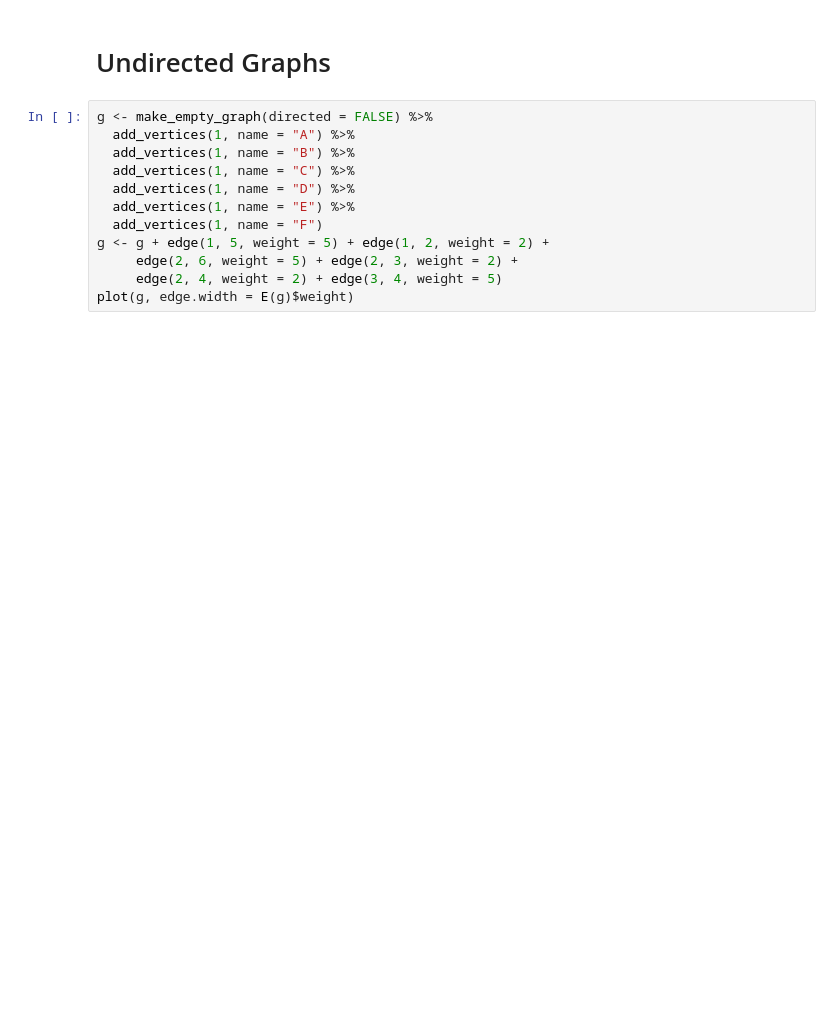
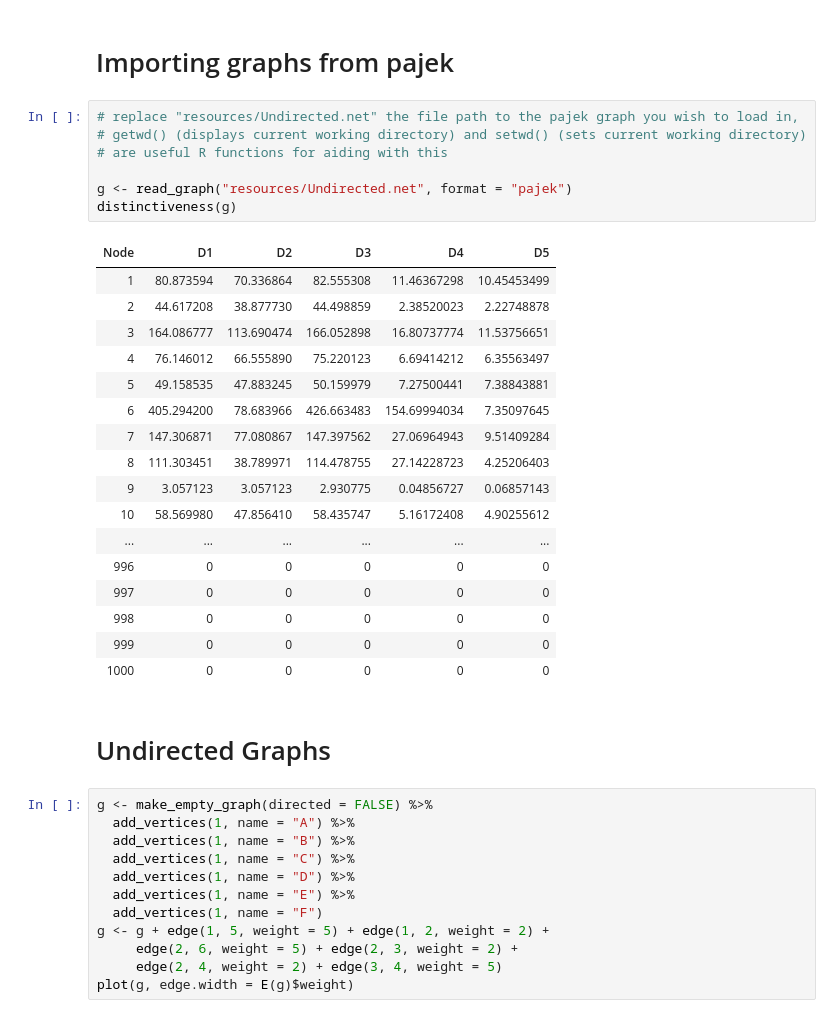
Before and after one commit to iandreafc/distinctiveness-R, a Jupyter notebook: DCDemoR.ipynb, the cells around one changed output. Saved outputs shown, nothing was run; the diff lists cells and outputs as text; blank space fills up the shorter version.

```diff
--- a/DCDemoR.ipynb
+++ b/DCDemoR.ipynb
@@ -47,3 +28,30 @@ ERROR: Error: package or namespace load failed for 'progress' in loadNamespace(j
+# %% [markdown]
+# Importing graphs from pajek
+# %%
+# replace "resources/Undirected.net" the file path to the pajek graph you wish to load in,
+# getwd() (displays current working directory) and setwd() (sets current working directory)
+# are useful R functions for aiding with this
+
+g <- read_graph("resources/Undirected.net", format = "pajek")
+distinctiveness(g)
+# %% [output]
+| Node | D1 | D2 | D3 | D4 | D5 |
+| 1 | 80.873594 | 70.336864 | 82.555308 | 11.46367298 | 10.45453499 |
+| 2 | 44.617208 | 38.877730 | 44.498859 | 2.38520023 | 2.22748878 |
+| 3 | 164.086777 | 113.690474 | 166.052898 | 16.80737774 | 11.53756651 |
+| 4 | 76.146012 | 66.555890 | 75.220123 | 6.69414212 | 6.35563497 |
+| 5 | 49.158535 | 47.883245 | 50.159979 | 7.27500441 | 7.38843881 |
+| 6 | 405.294200 | 78.683966 | 426.663483 | 154.69994034 | 7.35097645 |
+| 7 | 147.306871 | 77.080867 | 147.397562 | 27.06964943 | 9.51409284 |
+| 8 | 111.303451 | 38.789971 | 114.478755 | 27.14228723 | 4.25206403 |
+| 9 | 3.057123 | 3.057123 | 2.930775 | 0.04856727 | 0.06857143 |
+| 10 | 58.569980 | 47.856410 | 58.435747 | 5.16172408 | 4.90255612 |
+| ... | ... | ... | ... | ... | ... |
+| 996 | 0 | 0 | 0 | 0 | 0 |
+| 997 | 0 | 0 | 0 | 0 | 0 |
+| 998 | 0 | 0 | 0 | 0 | 0 |
+| 999 | 0 | 0 | 0 | 0 | 0 |
+| 1000 | 0 | 0 | 0 | 0 | 0 |
 # %% [markdown]
 # Undirected Graphs
 # %%
```
Also changed, not shown: parts of 9 cells of this notebook, 2 other files.
